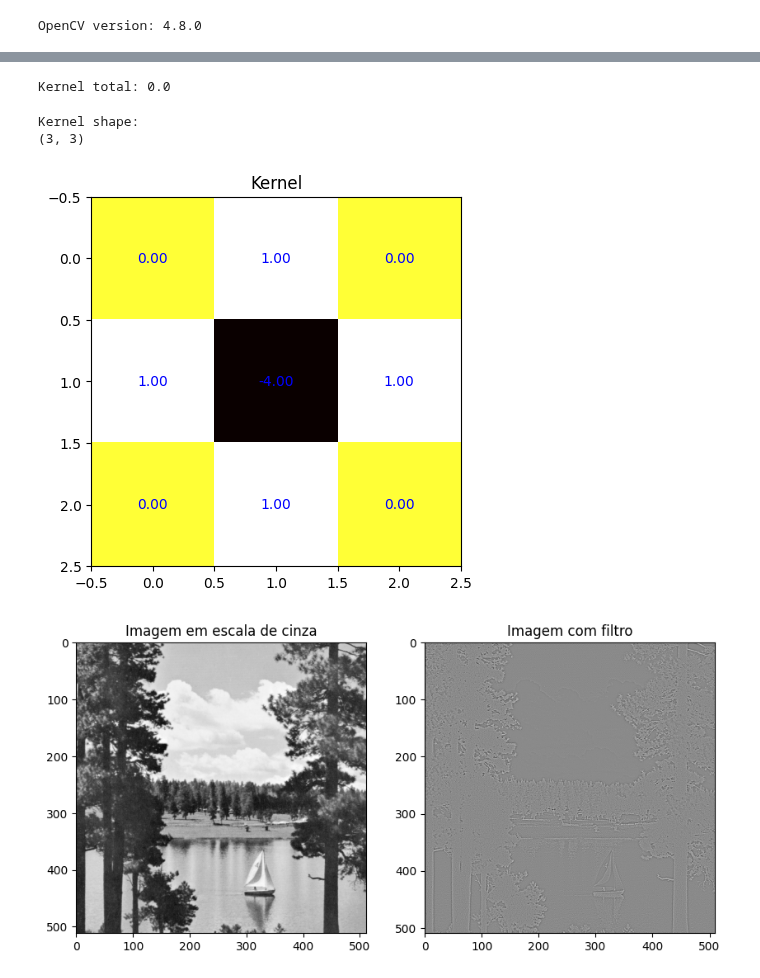
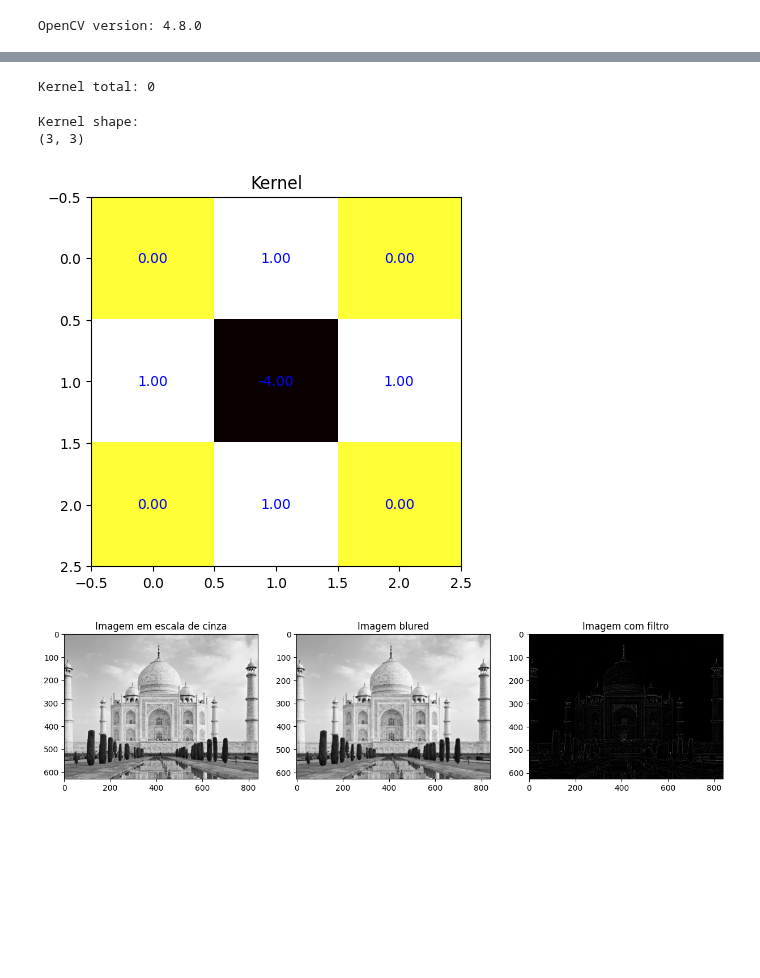
Before and after one commit to tomast1337/Image-Processing, a Jupyter notebook: aula7.ipynb, the cells around one changed output, grey strips where cells are left out. Cells and saved outputs as stored; diff of their text form; code cells hidden in the pictures; blank space fills up the shorter version.

```diff
--- a/aula7.ipynb
+++ b/aula7.ipynb
@@ -8,7 +8,7 @@ print("OpenCV version:", cv2.__version__)
 # %% [output]
 OpenCV version: 4.8.0
 # %%
-image = cv2.imread("./imgs/4.2.06.tiff")
+image = cv2.imread("./imgs/taj-mahal-og.webp")
 
 plt.imshow(image)
 plt.title("Imagem original")
@@ -27,20 +27,14 @@ plt.show()
 # %%
-kernel_size = 3
-f = lambda x,y : 1
-kernel = np.ones((kernel_size, kernel_size), dtype="float")
-for i in range(kernel_size):
-    for j in range(kernel_size):
-        x = i - kernel_size // 2
-        y = j - kernel_size // 2
-        kernel[i,j] = f(x,y)
+kernel = [
+    [0,1,0],
+    [1,-4,1],
+    [0,1,0]
+]
 
-kernel = [[0,1,0],[1,-4,1],[0,1,0]]
-
-kernel = np.array(kernel, dtype="float")
+kernel = np.array(kernel, dtype="int")
 kernel_total = np.sum(kernel)
 print("Kernel total:", kernel_total)
 print("Kernel shape:", kernel.shape)
-#kernel = kernel / kernel_total
 
 # plot kernel heatmap
 plt.imshow(kernel, cmap="hot")
@@ -52,7 +46,7 @@ for i in range(kernel_size):
         plt.text(i, j, f"{kernel[i,j]:.2f}", ha="center", va="center", color="blue")
 plt.show()
 # %% [output]
-Kernel total: 0.0
+Kernel total: 0
 Kernel shape:
 (3, 3)
 [figure]
@@ -86,9 +74,13 @@ new_image = new_image.astype("uint8")
 # %%
-fig, axs = plt.subplots(1, 2, figsize=(10, 7))
+fig, axs = plt.subplots(1, 3, figsize=(15, 10))
 axs[0].imshow(gray, cmap="gray")
 axs[0].set_title("Imagem em escala de cinza")
-axs[1].imshow(new_image, cmap="gray")
-axs[1].set_title("Imagem com filtro")
+
+axs[1].imshow(blured, cmap="gray")
+axs[1].set_title("Imagem blured")
+
+axs[2].imshow(new_image, cmap="gray")
+axs[2].set_title("Imagem com filtro")
 plt.show()
 # %% [output]
-[figure, old version]
+[figure, new version]
```
Also changed, not shown: parts of 3 cells of this notebook, 1 other file.
